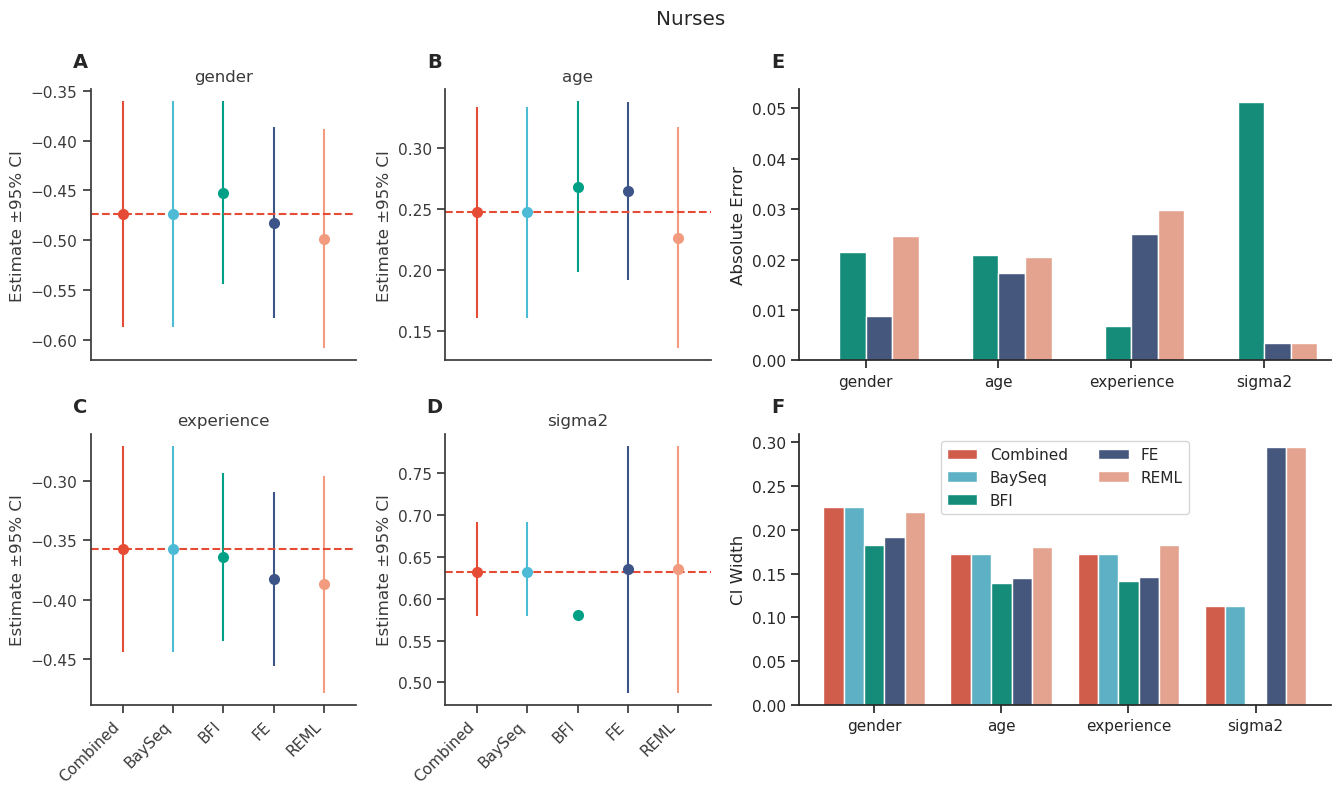
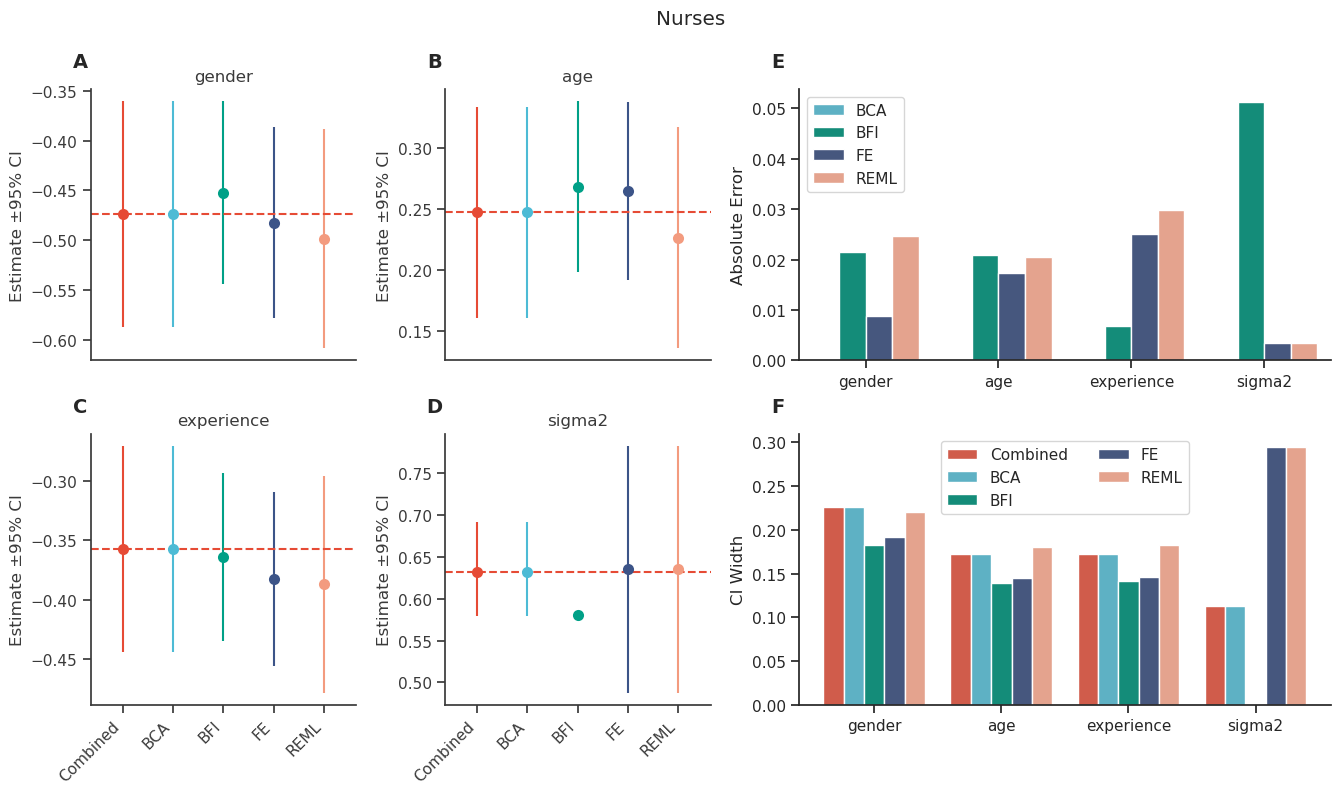
Code edit (unified diff) that turned the first committed figure into the second:
--- before
+++ after
@@ -86,5 +86,6 @@
 handles, labels = axes2[1].get_legend_handles_labels()
 axes2[1].legend(handles, labels, ncols=2)
-axes2[0].legend([], [], framealpha=0)
+#axes2[0].legend([], [], framealpha=0)
+axes2[0].legend()
 
 for a in axes2:

Commit: fix tau_L, add figure